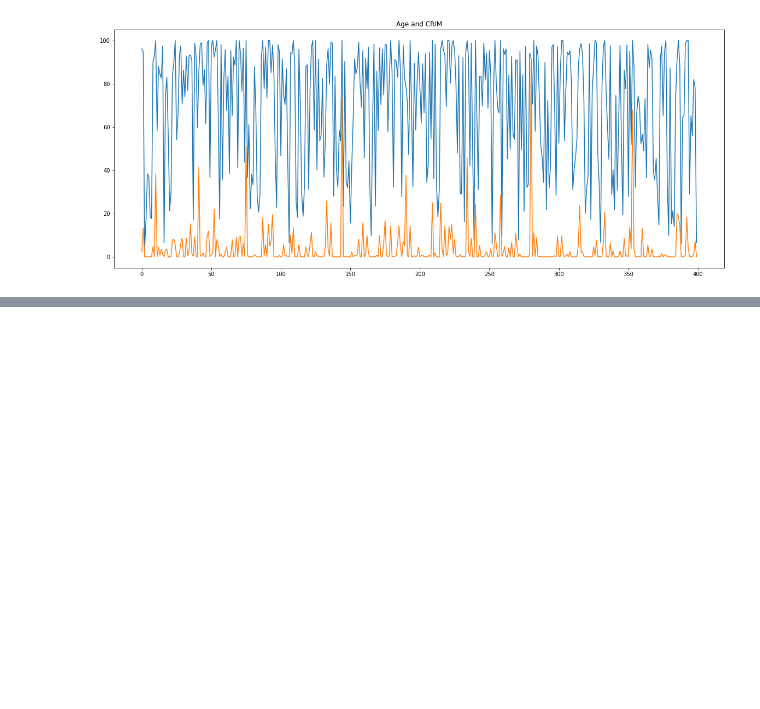
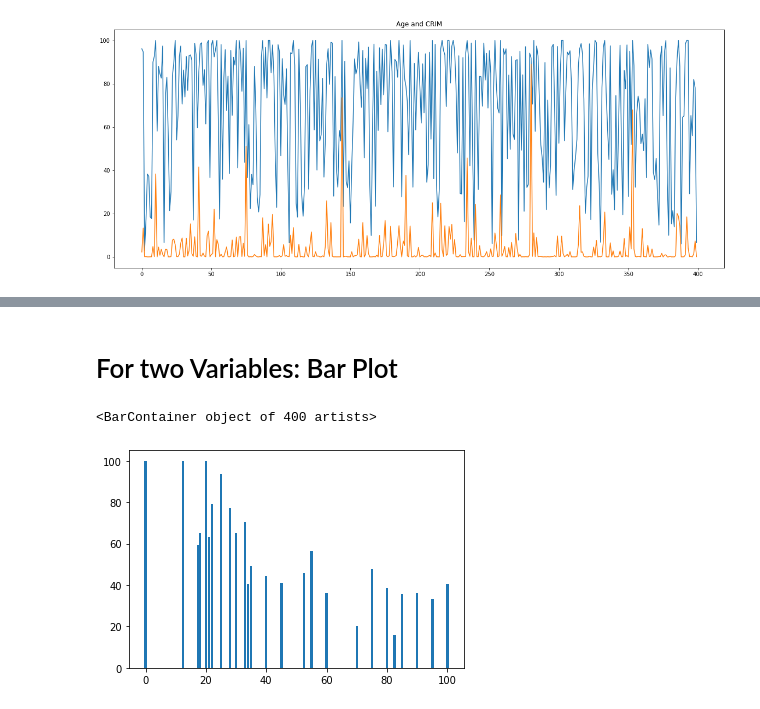
Before and after one commit to vinay2k2/HealthcareBasicsAndImageProcessing, a Jupyter notebook: VisualizationTemplate.ipynb, the cells around one changed output, grey strips where cells are left out. Saved outputs shown, nothing was run; the diff lists cells and outputs as text; code cells hidden in the pictures; blank space fills up the shorter version.

```diff
--- a/VisualizationTemplate.ipynb
+++ b/VisualizationTemplate.ipynb
@@ -118,0 +159,7 @@ plt.show() # in jupyter notebook this is not important however for other editors
+# %% [markdown]
+# For two Variables: Bar Plot
+# %%
+plt.bar(x=boston_df['ZN'],height=boston_df['AGE'])
+# %% [output]
+<BarContainer object of 400 artists>
+[figure, added]
```
Also changed, not shown: parts of 8 cells of this notebook.
